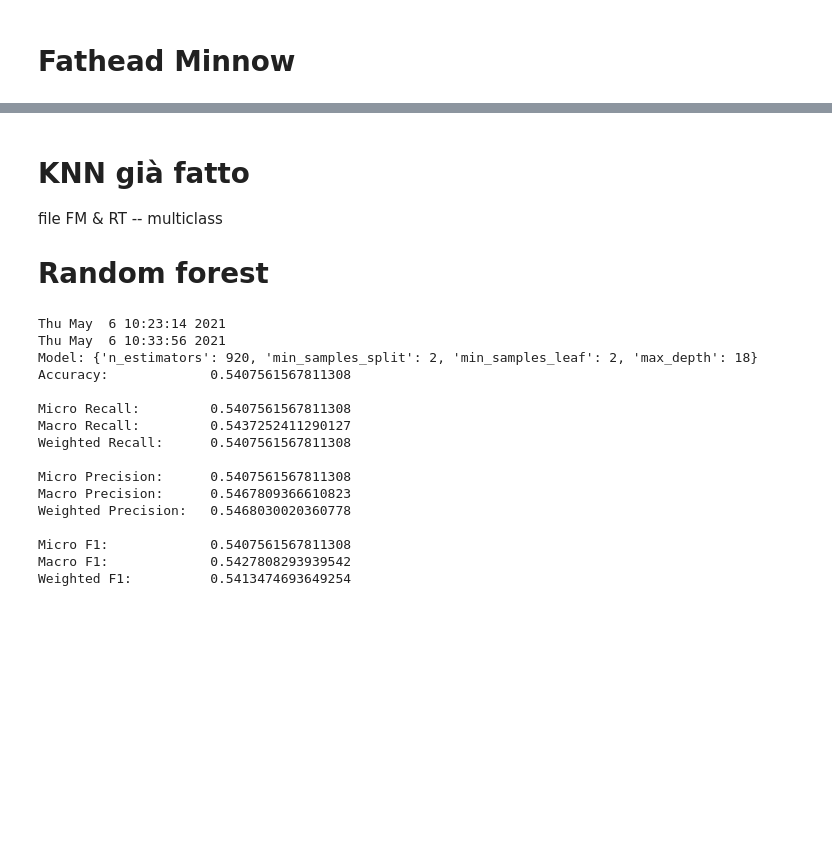
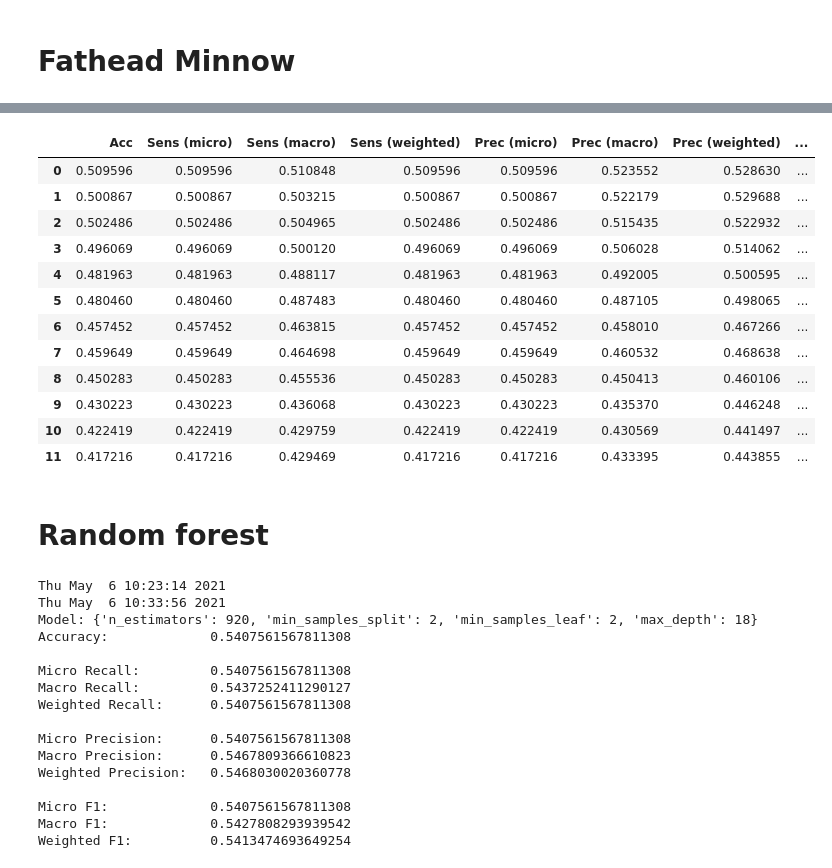
Before and after one commit to simonedambrosi/MLTOX-Simone, a Jupyter notebook: paper-simone-draft/results_notebook/Tabella IX -- results-multiclass.ipynb, the cells around one changed output, grey strips where cells are left out. Drawn from its saved outputs; the diff is of its cells as text; code cells hidden in the pictures; blank space fills up the shorter version.

```diff
--- a/paper-simone-draft/results_notebook/Tabella IX -- results-multiclass.ipynb
+++ b/paper-simone-draft/results_notebook/Tabella IX -- results-multiclass.ipynb
@@ -33,7 +91,20 @@ X_test.drop(columns = categorical, inplace = True)
+# %%
+metrics
+# %% [output]
+|  | Acc | Sens (micro) | Sens (macro) | Sens (weighted) | Prec (micro) | Prec (macro) | Prec (weighted) | ... |
+| 0 | 0.509596 | 0.509596 | 0.510848 | 0.509596 | 0.509596 | 0.523552 | 0.528630 | ... |
+| 1 | 0.500867 | 0.500867 | 0.503215 | 0.500867 | 0.500867 | 0.522179 | 0.529688 | ... |
+| 2 | 0.502486 | 0.502486 | 0.504965 | 0.502486 | 0.502486 | 0.515435 | 0.522932 | ... |
+| 3 | 0.496069 | 0.496069 | 0.500120 | 0.496069 | 0.496069 | 0.506028 | 0.514062 | ... |
+| 4 | 0.481963 | 0.481963 | 0.488117 | 0.481963 | 0.481963 | 0.492005 | 0.500595 | ... |
+| 5 | 0.480460 | 0.480460 | 0.487483 | 0.480460 | 0.480460 | 0.487105 | 0.498065 | ... |
+| 6 | 0.457452 | 0.457452 | 0.463815 | 0.457452 | 0.457452 | 0.458010 | 0.467266 | ... |
+| 7 | 0.459649 | 0.459649 | 0.464698 | 0.459649 | 0.459649 | 0.460532 | 0.468638 | ... |
+| 8 | 0.450283 | 0.450283 | 0.455536 | 0.450283 | 0.450283 | 0.450413 | 0.460106 | ... |
+| 9 | 0.430223 | 0.430223 | 0.436068 | 0.430223 | 0.430223 | 0.435370 | 0.446248 | ... |
+| 10 | 0.422419 | 0.422419 | 0.429759 | 0.422419 | 0.422419 | 0.430569 | 0.441497 | ... |
+| 11 | 0.417216 | 0.417216 | 0.429469 | 0.417216 | 0.417216 | 0.433395 | 0.443855 | ... |
 # %% [markdown]
-# KNN già fatto
-file FM & RT -- multiclass
-
 # Random forest
 # %%
 from sklearn.ensemble import RandomForestClassifier
```
Also changed, not shown: parts of 22 cells of this notebook, 5 other files.
